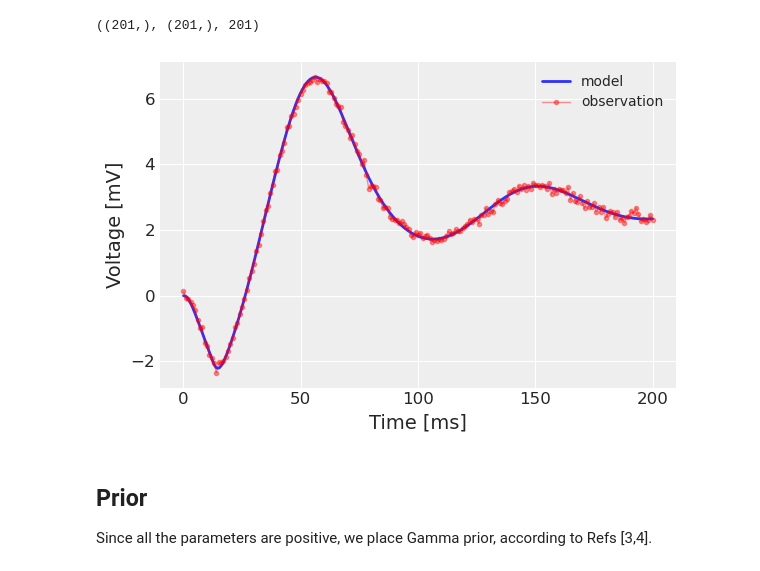
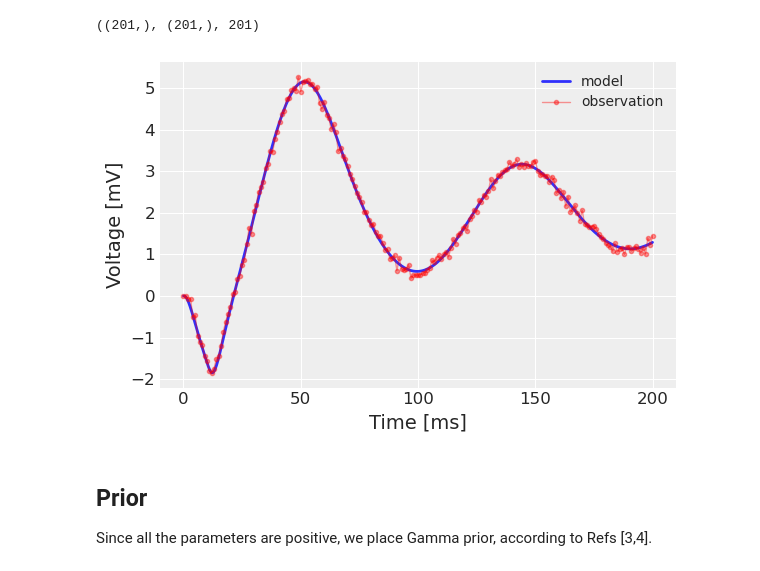
Before and after one commit to emstruong/DCM_PPLs, a Jupyter notebook: Numpyro/DCM_EPR_Numpyro_Demo.ipynb, the cells around one changed output. Saved outputs shown, nothing was run; the diff lists cells and outputs as text; code cells hidden in the pictures.

Commit message:
fixed typos in text, and true values!

```diff
--- a/Numpyro/DCM_EPR_Numpyro_Demo.ipynb
+++ b/Numpyro/DCM_EPR_Numpyro_Demo.ipynb
@@ -154,7 +154,7 @@ nt = ts.shape[0]
 ns = 9
 x_init=np.zeros((ns))
 # %%
-theta_true = np.array([0.42, 0.76, 0.15, 0.16, 12.13, 5.77, 27.87, 7.77, 1.63, 3.94])
+theta_true = np.array([0.42, 0.76, 0.15, 0.16, 12.13, 7.77, 27.87, 5.77, 1.63, 3.94])
 n_params = theta_true.shape[0]
 # %%
 my_var_names = ['g_1', 'g_2', 'g_3', 'g_4', 'delta', 'tau_i', 'h_i', 'tau_e', 'h_e', 'u']
@@ -248,9 +248,9 @@ data= { 'nt_obs': nt_obs, 'ds': ds, 'ts': ts, 'ts_obs': ts_obs, 'dt': dt, 'x_ini
 # %%
 from Helper.ERPhelper import *
 # %%
-plot_obsrvation(ts, xpy_jax, ts_obs, xpy_obs)
+plot_observation(ts, xpy_jax, ts_obs, xpy_obs)
 # %% [output]
-[figure, old version]
+[figure, new version]
 # %% [markdown]
 ## Prior
 
```
Also changed, not shown: parts of 16 cells of this notebook, 1 other file.
